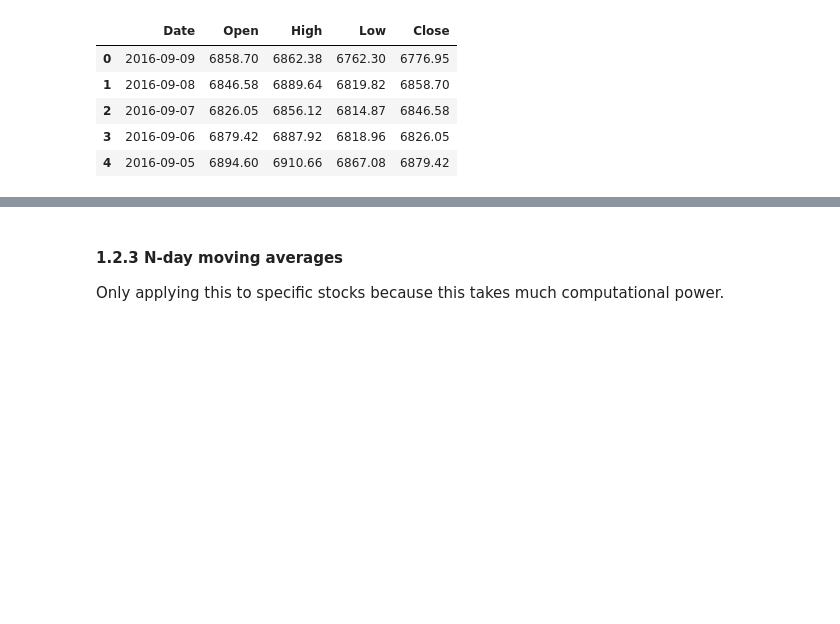
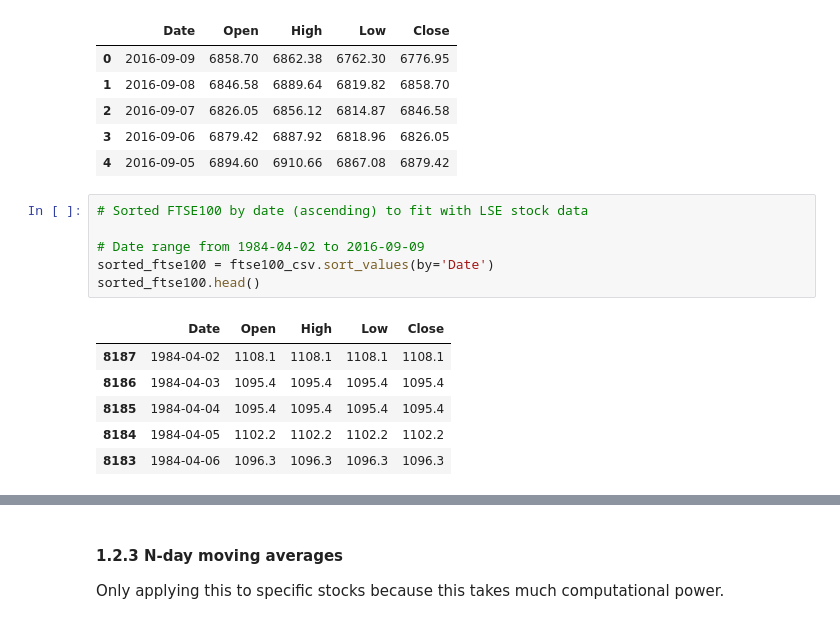
Before and after one commit to jessicayung/machine-learning-nd, a Jupyter notebook: p5-capstone/III. Methodology - Code.ipynb, the cells around one changed output, grey strips where cells are left out. Cells and saved outputs as stored; diff of their text form; blank space fills up the shorter version.

```diff
--- a/p5-capstone/III. Methodology - Code.ipynb
+++ b/p5-capstone/III. Methodology - Code.ipynb
@@ -116,3 +199,16 @@ ftse100_csv.head()
 | 2 | 2016-09-07 | 6826.05 | 6856.12 | 6814.87 | 6846.58 |
 | 3 | 2016-09-06 | 6879.42 | 6887.92 | 6818.96 | 6826.05 |
 | 4 | 2016-09-05 | 6894.60 | 6910.66 | 6867.08 | 6879.42 |
+# %%
+# Sorted FTSE100 by date (ascending) to fit with LSE stock data
+
+# Date range from 1984-04-02 to 2016-09-09
+sorted_ftse100 = ftse100_csv.sort_values(by='Date')
+sorted_ftse100.head()
+# %% [output]
+|  | Date | Open | High | Low | Close |
+| 8187 | 1984-04-02 | 1108.1 | 1108.1 | 1108.1 | 1108.1 |
+| 8186 | 1984-04-03 | 1095.4 | 1095.4 | 1095.4 | 1095.4 |
+| 8185 | 1984-04-04 | 1095.4 | 1095.4 | 1095.4 | 1095.4 |
+| 8184 | 1984-04-05 | 1102.2 | 1102.2 | 1102.2 | 1102.2 |
+| 8183 | 1984-04-06 | 1096.3 | 1096.3 | 1096.3 | 1096.3 |
```
Also changed, not shown: parts of 22 cells of this notebook.
